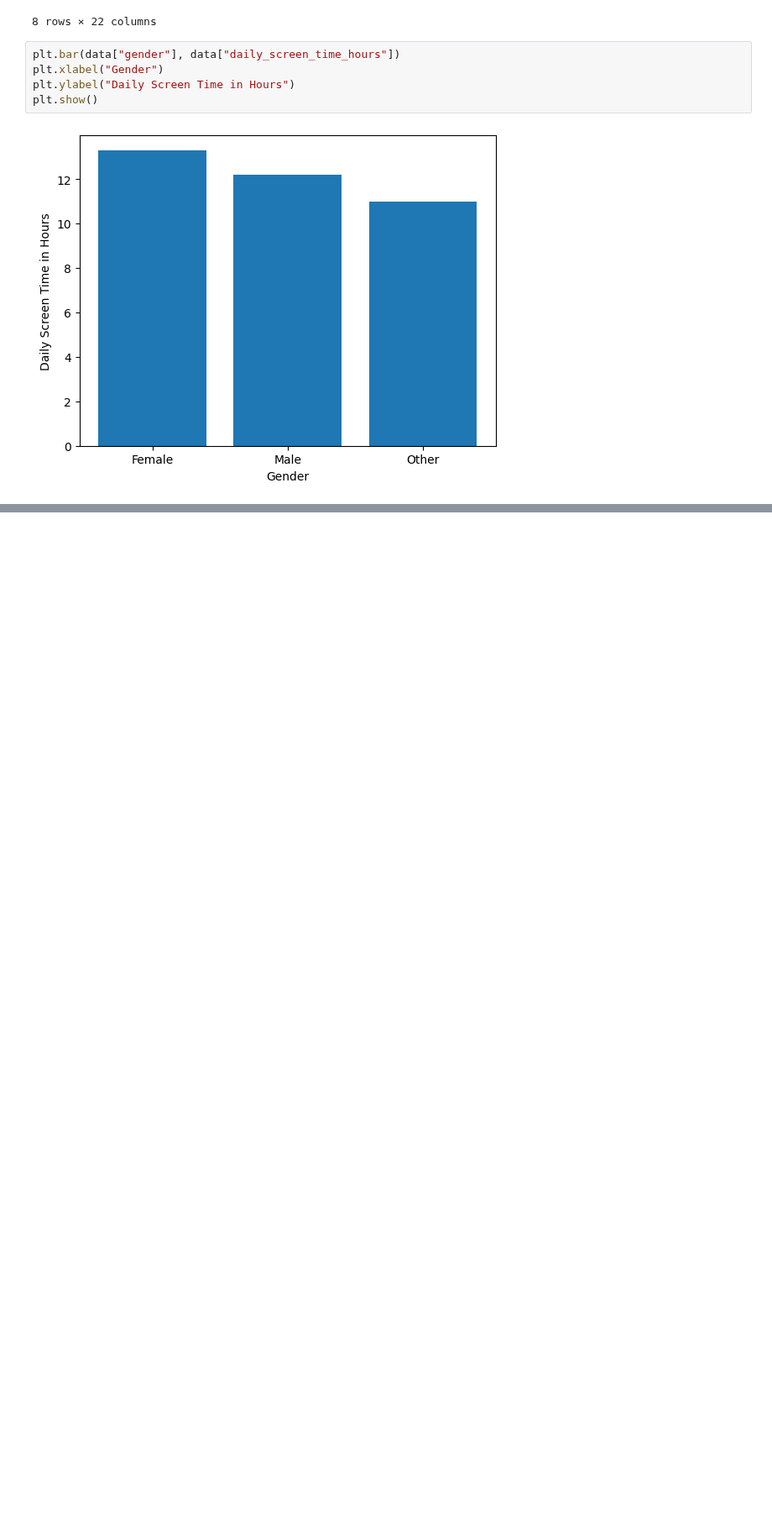
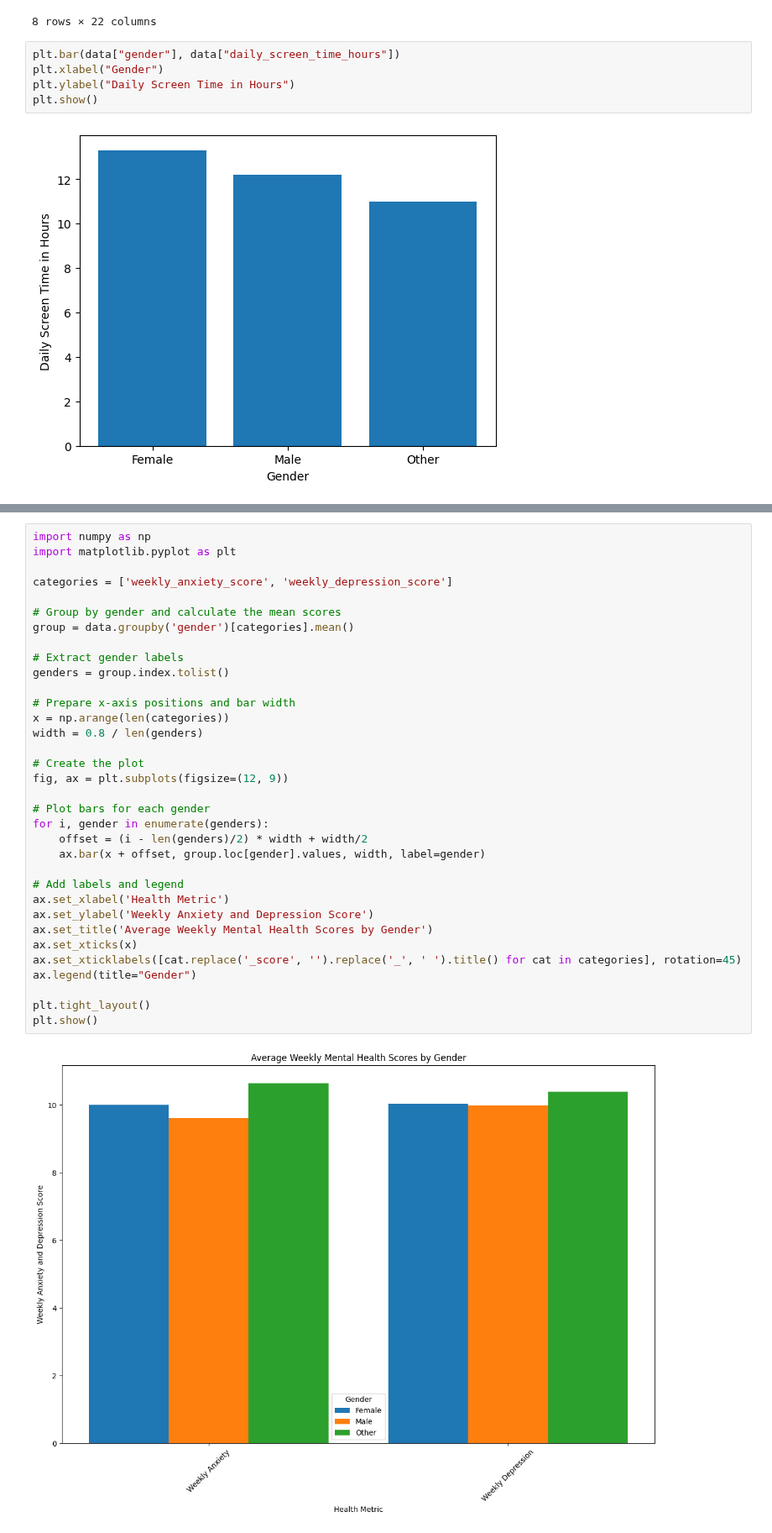
Before and after one commit to GENTLEW1ND/Python, a Jupyter notebook: screen-on-time-on-mental-health.ipynb, the cells around one changed output, grey strips where cells are left out. Shown at 84% size. Cells and saved outputs as stored; diff of their text form; blank space fills up the shorter version.

```diff
--- a/screen-on-time-on-mental-health.ipynb
+++ b/screen-on-time-on-mental-health.ipynb
@@ -101,0 +121,36 @@ plt.show()
+# %%
+import numpy as np
+import matplotlib.pyplot as plt
+
+categories = ['weekly_anxiety_score', 'weekly_depression_score']
+
+# Group by gender and calculate the mean scores
+group = data.groupby('gender')[categories].mean()
+
+# Extract gender labels
+genders = group.index.tolist()
+
+# Prepare x-axis positions and bar width
+x = np.arange(len(categories))
+width = 0.8 / len(genders)
+
+# Create the plot
+fig, ax = plt.subplots(figsize=(12, 9))
+
+# Plot bars for each gender
+for i, gender in enumerate(genders):
+    offset = (i - len(genders)/2) * width + width/2
+    ax.bar(x + offset, group.loc[gender].values, width, label=gender)
+
+# Add labels and legend
+ax.set_xlabel('Health Metric')
+ax.set_ylabel('Weekly Anxiety and Depression Score')
+ax.set_title('Average Weekly Mental Health Scores by Gender')
+ax.set_xticks(x)
+ax.set_xticklabels([cat.replace('_score', '').replace('_', ' ').title() for cat in categories], rotation=45)
+ax.legend(title="Gender")
+
+plt.tight_layout()
+plt.show()
+# %% [output]
+[figure, added]
```
Also changed, not shown: parts of 6 cells of this notebook.
